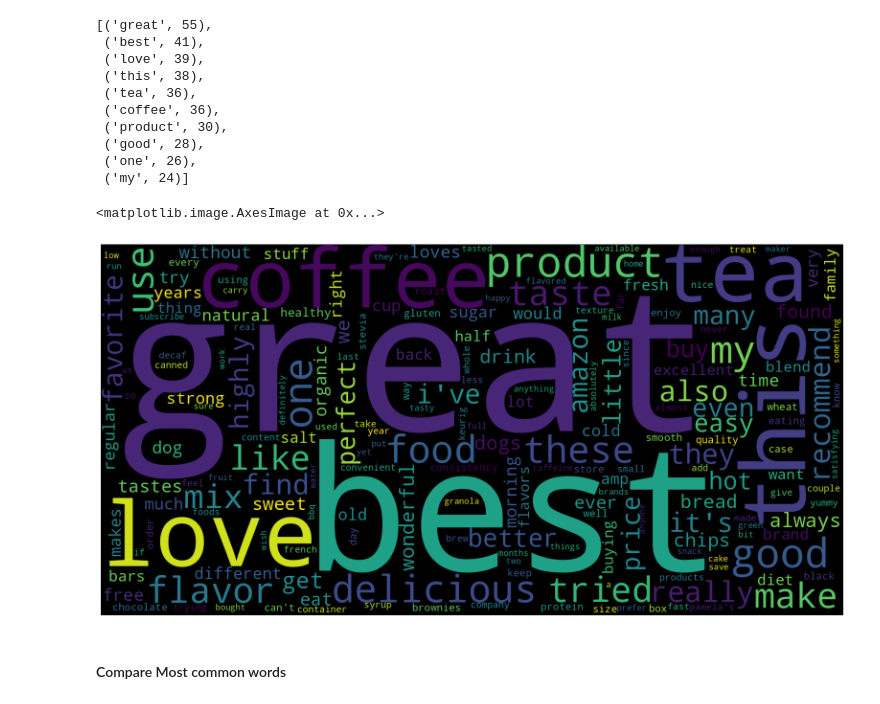
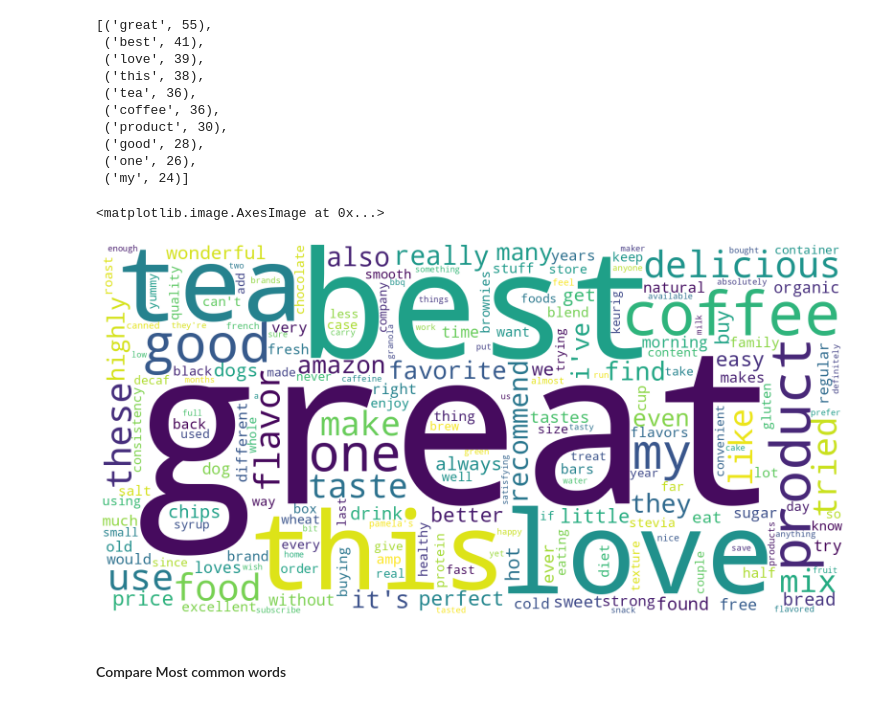
Before and after one commit to MarioAvolio/Amazon-Fine-Foods-reviews-Transformers-Text-Classification, a Jupyter notebook: Amazon_Fine_Food_Review_Text_Classification_with_Transformers.ipynb, the cells around one changed output. Drawn from its saved outputs; the diff is of its cells as text; code cells hidden in the pictures.

```diff
--- a/Amazon_Fine_Food_Review_Text_Classification_with_Transformers.ipynb
+++ b/Amazon_Fine_Food_Review_Text_Classification_with_Transformers.ipynb
@@ -1263,13 +1271,13 @@ most_common_ascending_loss
 # %%
 flat_list = [item for sublist in tmp.text for item in sublist] #unique list containing all tokens
 
 fig = plt.figure(figsize=(20,14))
-wordcloud = WordCloud(width=1600, height=800, background_color="black").generate_from_frequencies(Counter(flat_list))
+wordcloud = WordCloud(width=1600, height=800, background_color="white").generate_from_frequencies(Counter(flat_list))
 plt.axis("off")
 plt.imshow(wordcloud, interpolation='antialiased')
 # %% [output]
 <matplotlib.image.AxesImage at 0x...>
-[figure, old version]
+[figure, new version]
 # %% [markdown]
 #### Compare Most common words
 # %%
```
Also changed, not shown: parts of 15 cells of this notebook.
